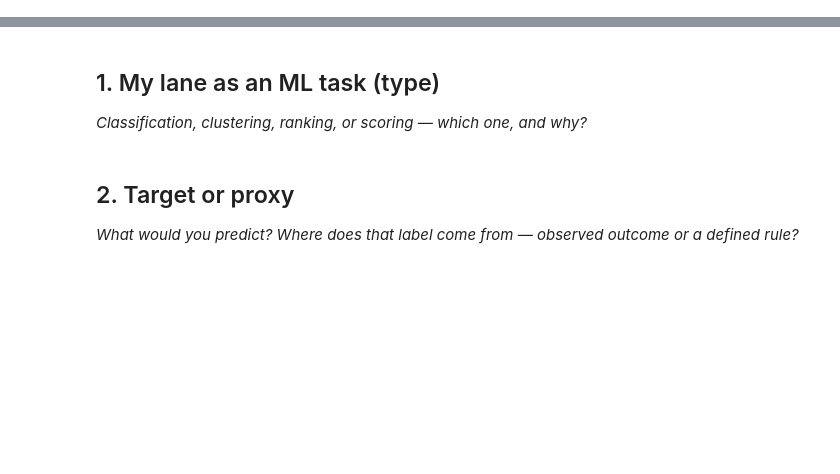
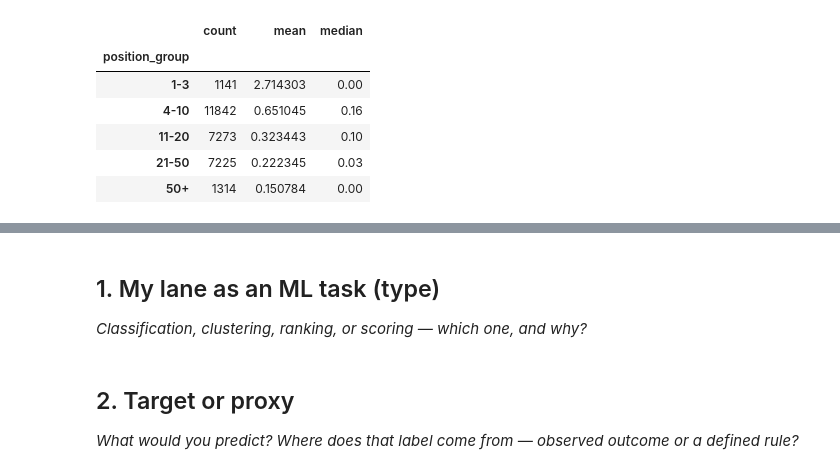
Before and after one commit to irene1407/ML-1, a Jupyter notebook: work/notebooks/w02_ml_task_framing.ipynb, the cells around one changed output, grey strips where cells are left out. Drawn from its saved outputs; the diff is of its cells as text; code cells hidden in the pictures; blank space fills up the shorter version.

```diff
--- a/work/notebooks/w02_ml_task_framing.ipynb
+++ b/work/notebooks/w02_ml_task_framing.ipynb
@@ -8,0 +143,22 @@ This skeleton is yours to fill. Work the sections **in order** — each one has
+# %%
+# Group content by average search position
+analysis_df['position_group'] = pd.cut(
+    analysis_df['avg_position'],
+    bins=[0, 3, 10, 20, 50, float('inf')],
+    labels=['1-3', '4-10', '11-20', '21-50', '50+']
+)
+
+# Compare CTR across groups
+group_summary = analysis_df.groupby(
+    'position_group', observed=True
+)['ctr'].agg(['count', 'mean', 'median'])
+
+display(group_summary)
+# %% [output]
+|  | count | mean | median |
+| position_group |  |  |  |
+| 1-3 | 1141 | 2.714303 | 0.00 |
+| 4-10 | 11842 | 0.651045 | 0.16 |
+| 11-20 | 7273 | 0.323443 | 0.10 |
+| 21-50 | 7225 | 0.222345 | 0.03 |
+| 50+ | 1314 | 0.150784 | 0.00 |
```
Also changed, not shown: parts of 10 cells of this notebook.
